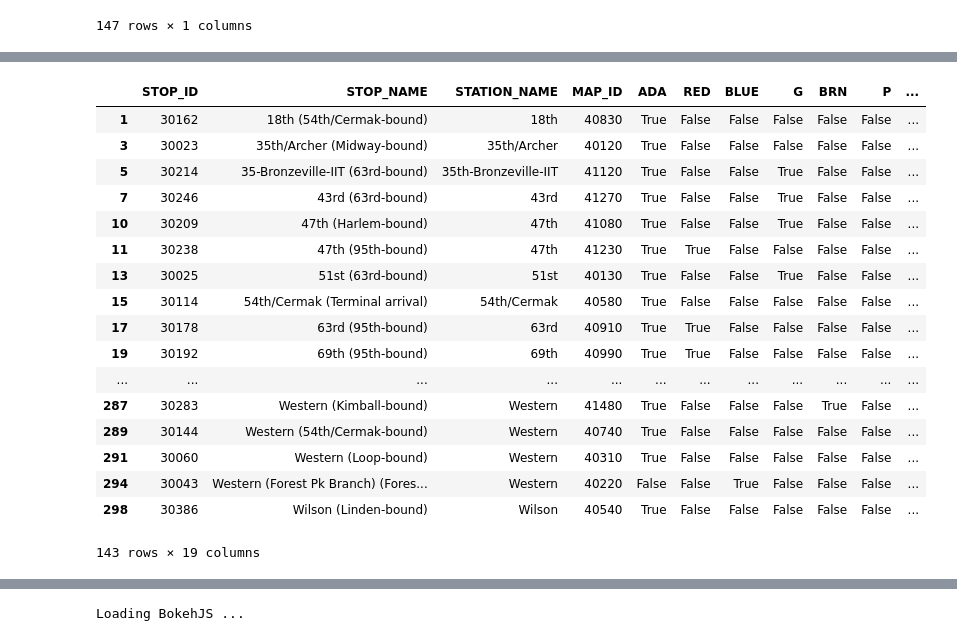
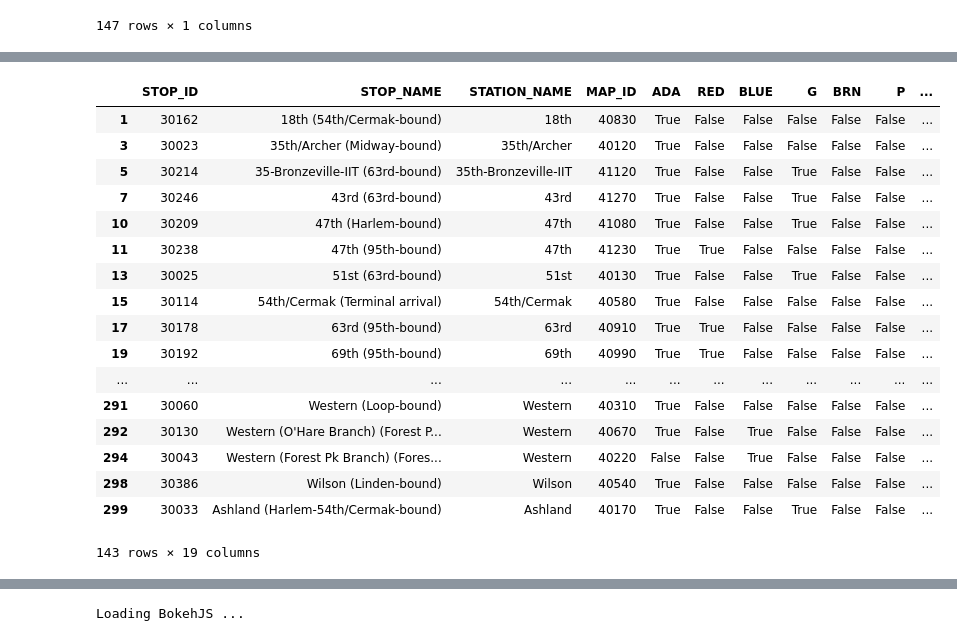
Before and after one commit to cpreid2/Chicago-CTA, a Jupyter notebook: CTA Data Exploration.ipynb, the cells around one changed output, grey strips where cells are left out. Drawn from its saved outputs; the diff is of its cells as text; code cells hidden in the pictures.

```diff
--- a/CTA Data Exploration.ipynb
+++ b/CTA Data Exploration.ipynb
@@ -184,7 +172,7 @@ Station_Totals.head(25).plot(kind='bar',rot=60)
 [figure]
 # %%
 # Read in map
-L_Map = pd.read_csv('CTA-L-Stops-Map-.csv',sep=',')
+L_Map = pd.read_csv('CTA-L-Stops-Map.csv',sep=',')
 L_Map.head()
 # %% [output]
 |  | STOP_ID | STOP_NAME | STATION_NAME | MAP_ID | ADA | RED | BLUE | G | BRN | P | ... |
@@ -272,0 +234,3 @@ for station in L_Map['MAP_ID'].unique():
+# %%
+L_Map.drop_duplicates(subset='MAP_ID', keep="last", inplace=True)
+L_Map
@@ -320,24 +312,24 @@ Merged
 # %%
 Merged.drop_duplicates(subset='MAP_ID', keep="last",inplace=True)
 # %%
-Merged['sizes'] = Merged['monthtotal'] / 2000000
+Merged['circle_sizes'] = Merged['monthtotal'] / 2000000
 Merged
 # %% [output]
 |  | STOP_ID | STOP_NAME | STATION_NAME | MAP_ID | ADA | RED | BLUE | G | BRN | P | ... |
 | 1 | 30162 | 18th (54th/Cermak-bound) | 18th | 40830 | True | False | False | False | False | False | ... |
 | 3 | 30023 | 35th/Archer (Midway-bound) | 35th/Archer | 40120 | True | False | False | False | False | False | ... |
 | 5 | 30214 | 35-Bronzeville-IIT (63rd-bound) | 35th-Bronzeville-IIT | 41120 | True | False | False | True | False | False | ... |
 | 7 | 30246 | 43rd (63rd-bound) | 43rd | 41270 | True | False | False | True | False | False | ... |
 | 10 | 30209 | 47th (Harlem-bound) | 47th | 41080 | True | False | False | True | False | False | ... |
 | 11 | 30238 | 47th (95th-bound) | 47th | 41230 | True | True | False | False | False | False | ... |
 | 13 | 30025 | 51st (63rd-bound) | 51st | 40130 | True | False | False | True | False | False | ... |
 | 15 | 30114 | 54th/Cermak (Terminal arrival) | 54th/Cermak | 40580 | True | False | False | False | False | False | ... |
 | 17 | 30178 | 63rd (95th-bound) | 63rd | 40910 | True | True | False | False | False | False | ... |
 | 19 | 30192 | 69th (95th-bound) | 69th | 40990 | True | True | False | False | False | False | ... |
 | ... | ... | ... | ... | ... | ... | ... | ... | ... | ... | ... | ... |
-| 287 | 30283 | Western (Kimball-bound) | Western | 41480 | True | False | False | False | True | False | ... |
-| 289 | 30144 | Western (54th/Cermak-bound) | Western | 40740 | True | False | False | False | False | False | ... |
 | 291 | 30060 | Western (Loop-bound) | Western | 40310 | True | False | False | False | False | False | ... |
+| 292 | 30130 | Western (O'Hare Branch) (Forest P... | Western | 40670 | True | False | True | False | False | False | ... |
 | 294 | 30043 | Western (Forest Pk Branch) (Fores... | Western | 40220 | False | False | True | False | False | False | ... |
 | 298 | 30386 | Wilson (Linden-bound) | Wilson | 40540 | True | False | False | False | False | False | ... |
+| 299 | 30033 | Ashland (Harlem-54th/Cermak-bound) | Ashland | 40170 | True | False | False | True | False | False | ... |
 143 rows × 19 columns
```
Also changed, not shown: parts of 21 cells of this notebook, 2 other files.
